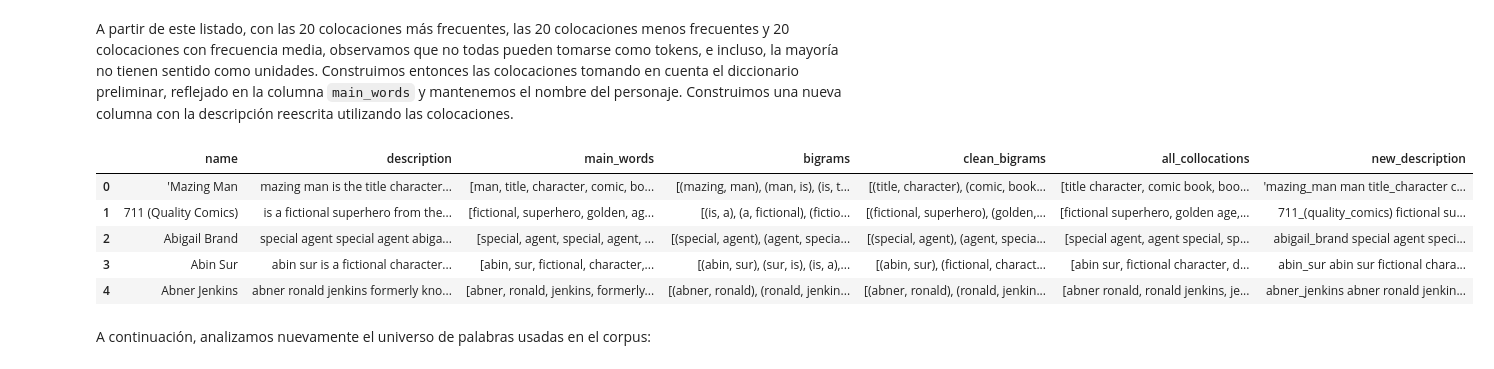
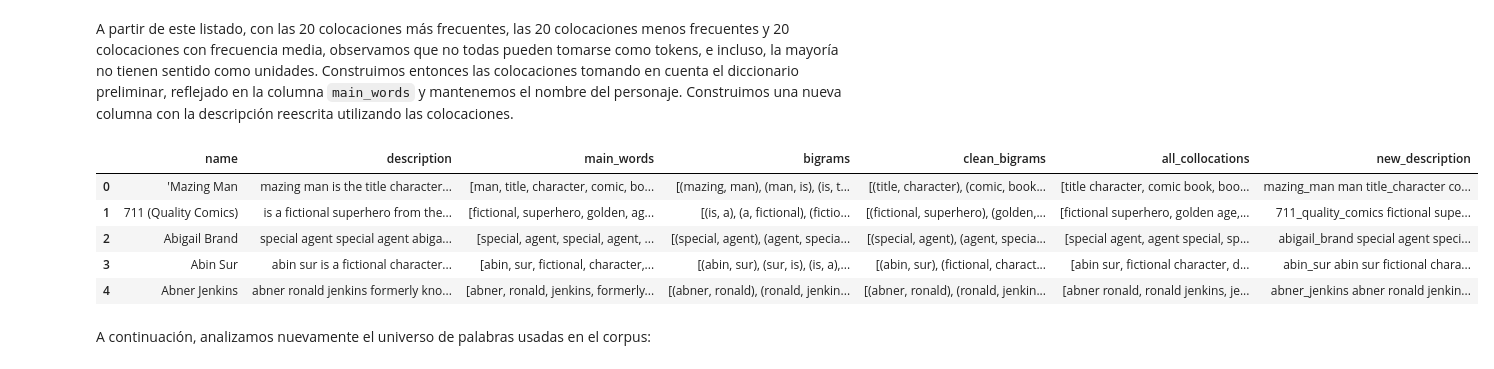
Before and after one commit to rsotoc/nlp, a Jupyter notebook: 4. Análisis léxico II.ipynb, the cells around one changed output. Drawn from its saved outputs; the diff is of its cells as text; code cells hidden in the pictures.

```diff
--- a/4. Análisis léxico II.ipynb
+++ b/4. Análisis léxico II.ipynb
@@ -199,24 +199,32 @@ for d in comicsDf.description:
                 top_collocations.append(w)
                 comics_all_collocations.remove(w)
 # %%
-import re
-
 collocations_tokens = [b for b in common_clean_collocations.most_common()
                       if b[0] in top_collocations]
 comicsDf = comicsDf.reindex(columns = ["name", "description", "main_words", "bigrams",
                                         "clean_bigrams", "all_collocations", "new_description"])
 
 for i, row in zip(range(len(comicsDf)), comicsDf.main_words):
-    n = "_".join(comicsDf.loc[i, "name"].split()) + " "
+    #Eliminar símbolos no alfanuméricos en el nombre
+    n = re.sub("\.", "", comicsDf.loc[i, "name"])
+    n = re.sub(r"-", "_", n)
+    n = "_".join(re.sub("[\W]", " ", n).split()) + " "
+
+    #reemplazar colocaciones por tokens unificados y eliminar palabras poco utilizadas
     s = " ".join(row)
     for w in collocations_tokens:
         s = re.sub(" " + w[0], " " + "_".join(w[0].split()), s)
+    s = " ".join(s.split())
+
+    #Agregar el título de la página en forma de token para rescatar el tema central
+    #que puede perderse como palabra sin utilidad
     comicsDf.loc[i, "new_description"] = n.lower() + s
+
 display(comicsDf.head())
 # %% [output]
 |  | name | description | main_words | bigrams | clean_bigrams | all_collocations | new_description |
-| 0 | 'Mazing Man | mazing man is the title character... | [man, title, character, comic, bo... | [(mazing, man), (man, is), (is, t... | [(title, character), (comic, book... | [title character, comic book, boo... | 'mazing_man man title_character c... |
-| 1 | 711 (Quality Comics) | is a fictional superhero from the... | [fictional, superhero, golden, ag... | [(is, a), (a, fictional), (fictio... | [(fictional, superhero), (golden,... | [fictional superhero, golden age,... | 711_(quality_comics) fictional su... |
+| 0 | 'Mazing Man | mazing man is the title character... | [man, title, character, comic, bo... | [(mazing, man), (man, is), (is, t... | [(title, character), (comic, book... | [title character, comic book, boo... | mazing_man man title_character co... |
+| 1 | 711 (Quality Comics) | is a fictional superhero from the... | [fictional, superhero, golden, ag... | [(is, a), (a, fictional), (fictio... | [(fictional, superhero), (golden,... | [fictional superhero, golden age,... | 711_quality_comics fictional supe... |
 | 2 | Abigail Brand | special agent special agent abiga... | [special, agent, special, agent, ... | [(special, agent), (agent, specia... | [(special, agent), (agent, specia... | [special agent, agent special, sp... | abigail_brand special agent speci... |
 | 3 | Abin Sur | abin sur is a fictional character... | [abin, sur, fictional, character,... | [(abin, sur), (sur, is), (is, a),... | [(abin, sur), (fictional, charact... | [abin sur, fictional character, d... | abin_sur abin sur fictional chara... |
 | 4 | Abner Jenkins | abner ronald jenkins formerly kno... | [abner, ronald, jenkins, formerly... | [(abner, ronald), (ronald, jenkin... | [(abner, ronald), (ronald, jenkin... | [abner ronald, ronald jenkins, je... | abner_jenkins abner ronald jenkin... |
```
Also changed, not shown: parts of 5 cells of this notebook, 8 other files.
